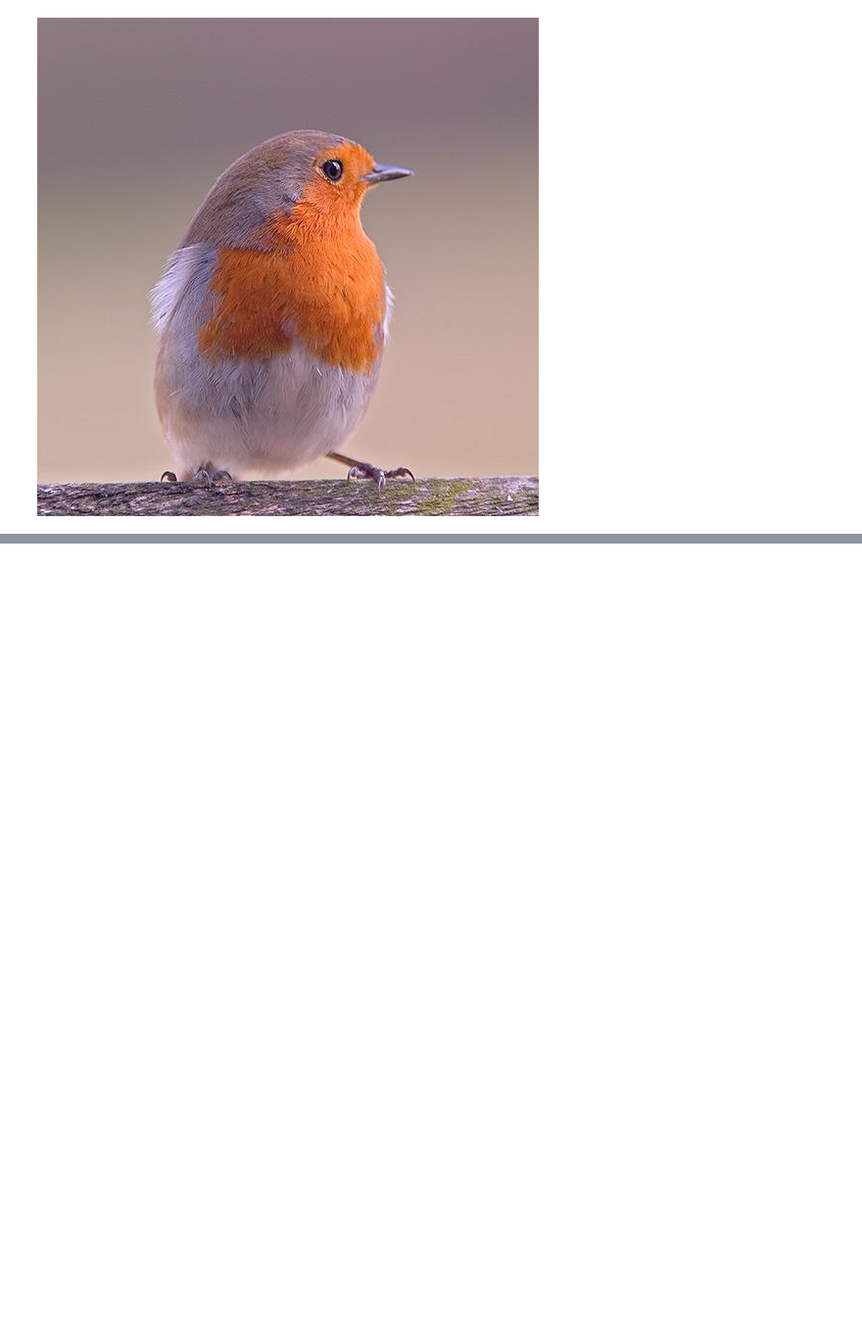
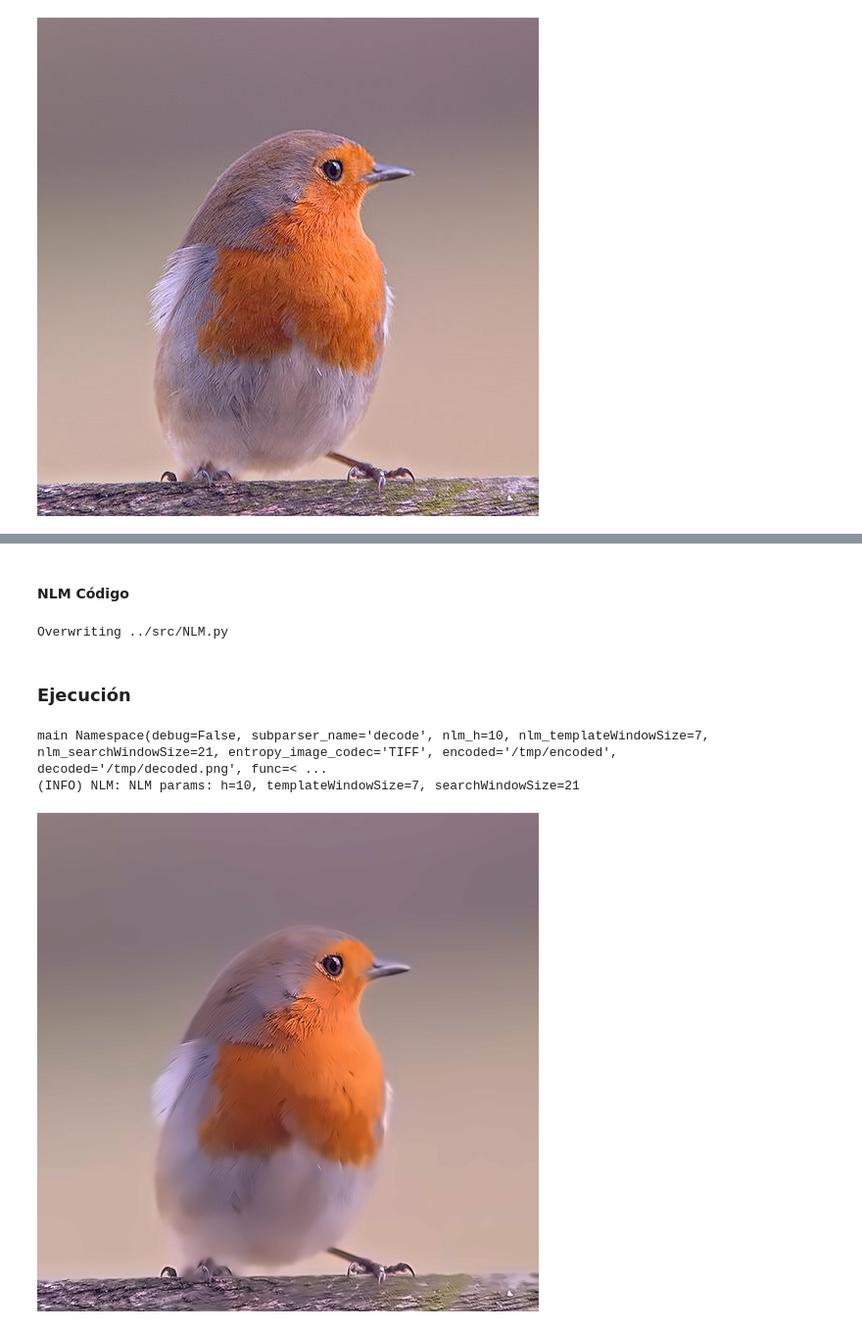
Before and after one commit to Sistemas-Multimedia/VCF, a Jupyter notebook: notebooks/NLM.ipynb, the cells around one changed output, grey strips where cells are left out. Shown at 98% size. Saved outputs shown, nothing was run; the diff lists cells and outputs as text; code cells hidden in the pictures; blank space fills up the shorter version.

```diff
--- a/notebooks/NLM.ipynb
+++ b/notebooks/NLM.ipynb
@@ -34,0 +23,71 @@ plt.show()
+# %% [markdown]
+#### NLM Código
+# %%
+%%writefile ../src/NLM.py
+
+'''Non-Local Means filter. *** Effective only when decoding! ***'''
+
+import numpy as np
+import logging
+with open("/tmp/description.txt", 'w') as f:
+    f.write(__doc__)
+import parser
+import main
+import importlib
+import cv2
+
+default_h = 10
+default_templateWindowSize = 7
+default_searchWindowSize = 21
+
+parser.parser_decode.add_argument("--nlm_h", type=parser.int_or_str, help=f"NLM h parameter (default: {default_h})", default=default_h)
+parser.parser_decode.add_argument("--nlm_templateWindowSize", type=parser.int_or_str, help=f"NLM templateWindowSize (default: {default_templateWindowSize})", default=default_templateWindowSize)
+parser.parser_decode.add_argument("--nlm_searchWindowSize", type=parser.int_or_str, help=f"NLM searchWindowSize (default: {default_searchWindowSize})", default=default_searchWindowSize)
+import no_filter
+
+args = parser.parser.parse_known_args()[0]
+
+class CoDec(no_filter.CoDec):
+    def __init__(self, args):
+        logging.debug(f"trace args={args}")
+        super().__init__(args)
+        logging.debug(f"args = {self.args}")
+        self.args = args
+
+    def decode(self):
+        compressed_k = self.decode_read()
+        k = self.decompress(compressed_k)
+        logging.debug(f"k.shape={k.shape} k.dtype={k.dtype}")
+        y = self.filter(k)
+        output_size = self.decode_write(y)
+        return output_size
+
+    def filter(self, img):
+        logging.debug(f"trace y={img}")
+        logging.info(f"NLM params: h={self.args.nlm_h}, templateWindowSize={self.args.nlm_templateWindowSize}, searchWindowSize={self.args.nlm_searchWindowSize}")
+
+        # Asegurarnos de que los parámetros sean enteros
+        h = int(self.args.nlm_h)
+        templateWS = int(self.args.nlm_templateWindowSize)
+        searchWS = int(self.args.nlm_searchWindowSize)
+
+        if len(img.shape) == 2:
+            # Grayscale
+            return cv2.fastNlMeansDenoising(img, None, h, templateWS, searchWS)
+        else:
+            # Color
+            return cv2.fastNlMeansDenoisingColored(img, None, h, h, templateWS, searchWS)
+
+if __name__ == "__main__":
+    main.main(parser.parser, logging, CoDec)
+# %% [output]
+Overwriting ../src/NLM.py
+# %% [markdown]
+### Ejecución
+# %%
+!python ../src/NLM.py decode --nlm_h 10 --nlm_templateWindowSize 7 --nlm_searchWindowSize 21
+display(Image(filename="/tmp/decoded.png"))
+# %% [output]
+main Namespace(debug=False, subparser_name='decode', nlm_h=10, nlm_templateWindowSize=7, nlm_searchWindowSize=21, entropy_image_codec='TIFF', encoded='/tmp/encoded', decoded='/tmp/decoded.png', func=< ...
+(INFO) NLM: NLM params: h=10, templateWindowSize=7, searchWindowSize=21
+[figure, added]
```
Also changed, not shown: parts of 5 cells of this notebook, 2 other files.
